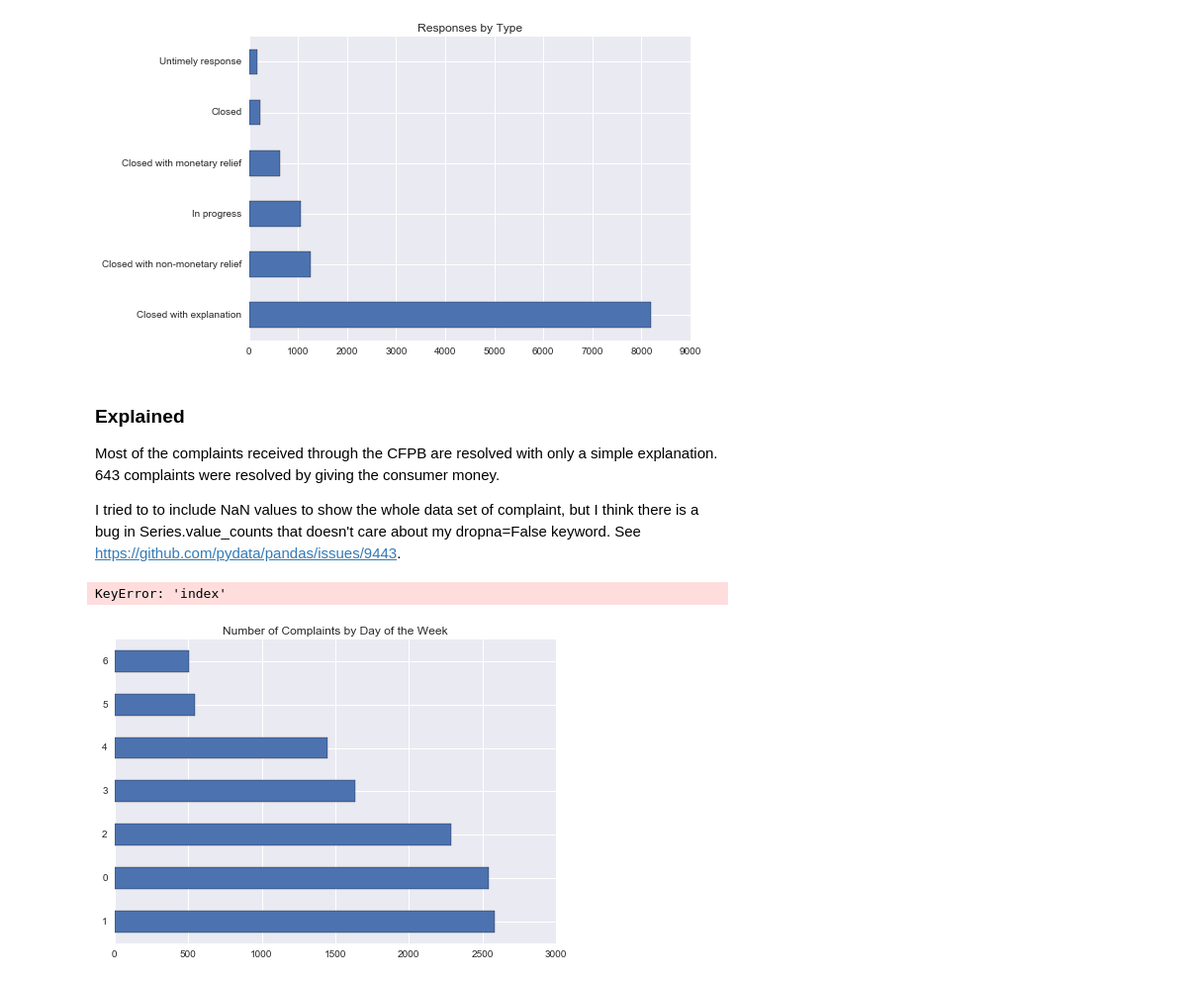
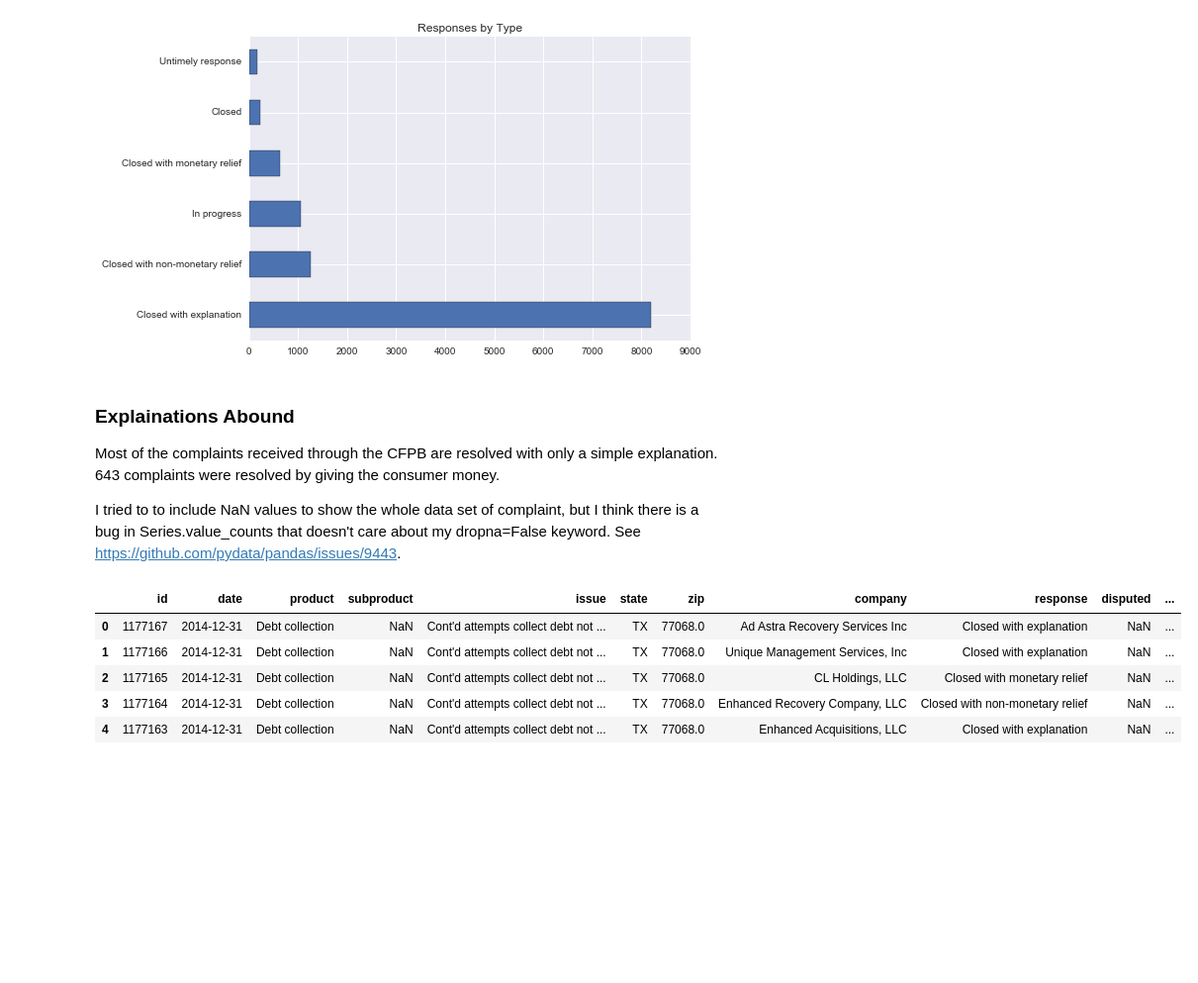
Before and after one commit to katjackson/consumer-complaints, a Jupyter notebook: consumer-complaints.ipynb, the cells around one changed output. Shown: that part at 99% size. Drawn from its saved outputs; the diff is of its cells as text; code cells hidden in the pictures; blank space fills up the shorter version.

```diff
--- a/consumer-complaints.ipynb
+++ b/consumer-complaints.ipynb
@@ -53,28 +66,17 @@ plt.show()
 # %% [output]
 [figure]
 # %% [markdown]
-### Explained
+### Explainations Abound
 Most of the complaints received through the CFPB are resolved with only a simple explanation. 643 complaints were resolved by giving the consumer money.
 
 I tried to to include NaN values to show the whole data set of complaint, but I think there is a bug in Series.value_counts that doesn't care about my dropna=False keyword. See <https://github.com/pydata/pandas/issues/9443>.
-# %%
-wd1 = complaints.weekday.value_counts()
-complaints.index.to_series().map(lambda d: d.weekday()).head()
-complaints['weekday'] = complaints.index.to_series().map(lambda d: d.weekday())
-# complaints.resample('W', how=['mean'])
-# complaints.weekday.value_counts()
-print(complaints.groupby(['weekday', 'index']).size())
-dates = complaints.index.unique()
-date_occurence = dates.map(lambda d: d.weekday())
-print(date_occurence)
-print(np.bincount(date_occurence))
-# print(wd1)
-# %% [output]
-KeyError: 'index'
-# %%
-# ylabels = ['M', 'T', 'W', 'TH', 'F', 'S', 'SU']
-complaints.weekday.value_counts().plot('barh')
-plt.title('Number of Complaints by Day of the Week')
-plt.show()
-# %% [output]
-[figure, removed]
+# %%
+complaints['weekday'] = complaints.date.map(lambda d: d.weekday())
+complaints.head()
+# %% [output]
+|  | id | date | product | subproduct | issue | state | zip | company | response | disputed | ... |
+| 0 | 1177167 | 2014-12-31 | Debt collection | NaN | Cont'd attempts collect debt not ... | TX | 77068.0 | Ad Astra Recovery Services Inc | Closed with explanation | NaN | ... |
+| 1 | 1177166 | 2014-12-31 | Debt collection | NaN | Cont'd attempts collect debt not ... | TX | 77068.0 | Unique Management Services, Inc | Closed with explanation | NaN | ... |
+| 2 | 1177165 | 2014-12-31 | Debt collection | NaN | Cont'd attempts collect debt not ... | TX | 77068.0 | CL Holdings, LLC | Closed with monetary relief | NaN | ... |
+| 3 | 1177164 | 2014-12-31 | Debt collection | NaN | Cont'd attempts collect debt not ... | TX | 77068.0 | Enhanced Recovery Company, LLC | Closed with non-monetary relief | NaN | ... |
+| 4 | 1177163 | 2014-12-31 | Debt collection | NaN | Cont'd attempts collect debt not ... | TX | 77068.0 | Enhanced Acquisitions, LLC | Closed with explanation | NaN | ... |
```
Also changed, not shown: parts of 11 cells of this notebook, 3 other files.
